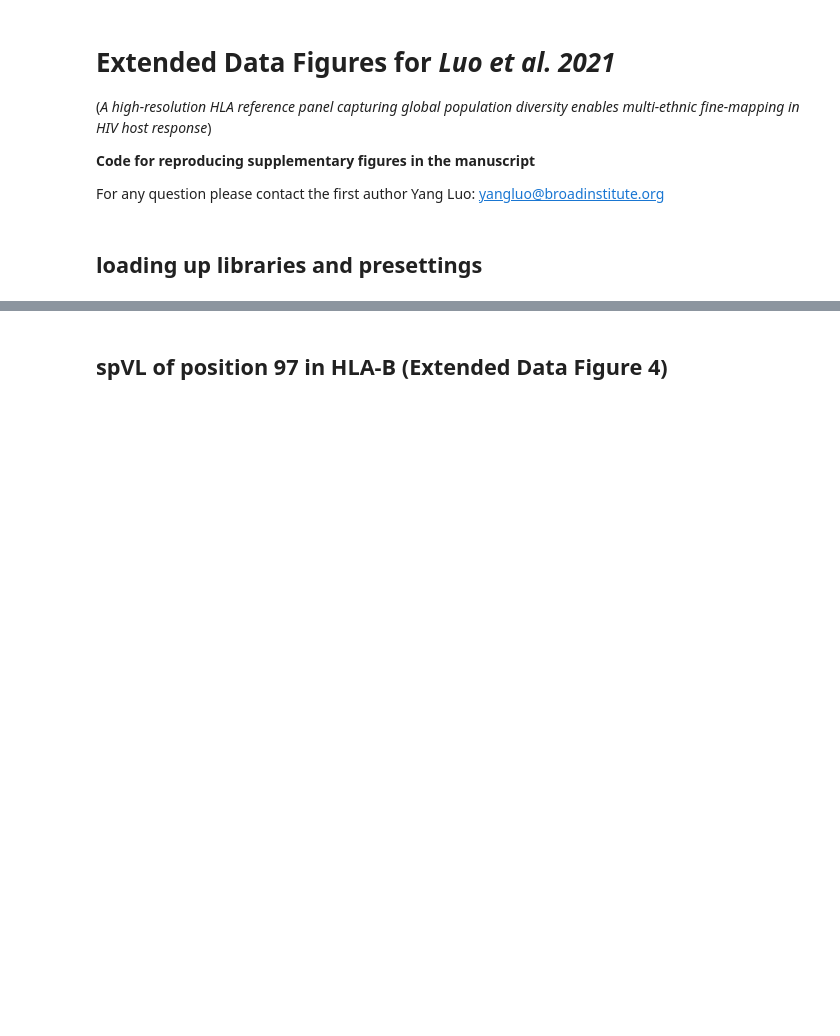
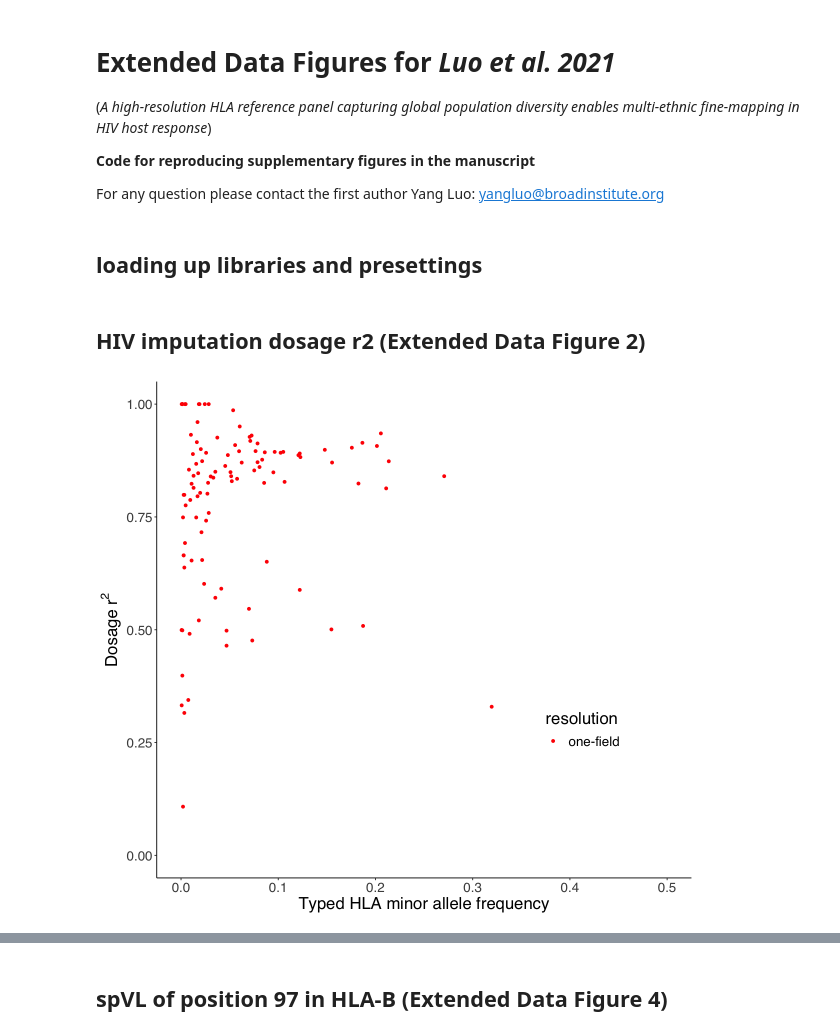
Before and after one commit to immunogenomics/HLA-TAPAS, a Jupyter notebook: manuscript/scripts/Extended_Data_Figures.ipynb, the cells around one changed output, grey strips where cells are left out. Drawn from its saved outputs; the diff is of its cells as text; code cells hidden in the pictures; blank space fills up the shorter version.

```diff
--- a/manuscript/scripts/Extended_Data_Figures.ipynb
+++ b/manuscript/scripts/Extended_Data_Figures.ipynb
@@ -51,3 +51,31 @@ pop_labels <- c("Admixed African","East Asian","European","Latino", "South Asian
 #Calc color palette (discrete)
 gene_colors <- c("A"="#004586", "B" = "#ff420e", "C"="#ffd320",
                  "DQA1" = "#579d1c", "DQB1" = "#7e0021", "DRB1" = "#83caff","DPA1" = "#314004", "DPB1" = "#aecf00"  )
+# %% [markdown]
+## HIV imputation dosage r2 (Extended Data Figure 2)
+# %%
+r2 <- read.table("../data/r2_summary.txt.gz",h=T,stringsAsFactors = F, comment.char = "#")
+
+hiv <- r2 %>% select(allele,HIV_r2,HIV_freq) %>% na.omit()
+# %%
+# assign resolutions
+hiv$num <- unlist(sapply(hiv$allele,function(x) str_count(x, ":")) )
+hiv$resolution <- NA
+
+hiv$resolution <- ifelse(hiv$num>=2,"G-group",hiv$resolution)
+hiv$resolution <- ifelse(hiv$num==1,"two-field",hiv$resolution)
+hiv$resolution <- ifelse(hiv$num==0,"one-field",hiv$resolution)
+# %%
+hiv$resolution <- factor(hiv$resolution, levels = c("one-field","G-group"))
+
+ggplot(hiv %>% filter(resolution!="G-group"),aes(HIV_freq,HIV_r2,col=resolution)) +
+geom_point()  +
+xlim(0,0.5) + ylim(0,1) +
+    xlab("Typed HLA minor allele frequency") + ylab(expression("Dosage"~r^2)) +
+    scale_color_manual(values=c("red","blue"),
+                      labels = c("one-field","G-group")) +
+    theme(legend.position=c(0.8,0.3))
+
+#ggsave(filename = "../figs/EXDF2_dosage_r2.pdf",width=6,height=6)
+# %% [output]
+[figure, added]
```
Also changed, not shown: parts of 1 cell of this notebook, 2 other files.
